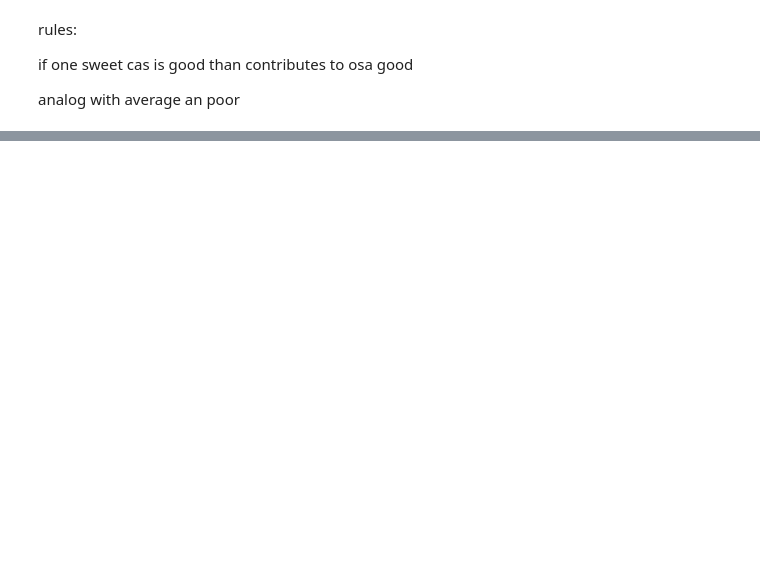
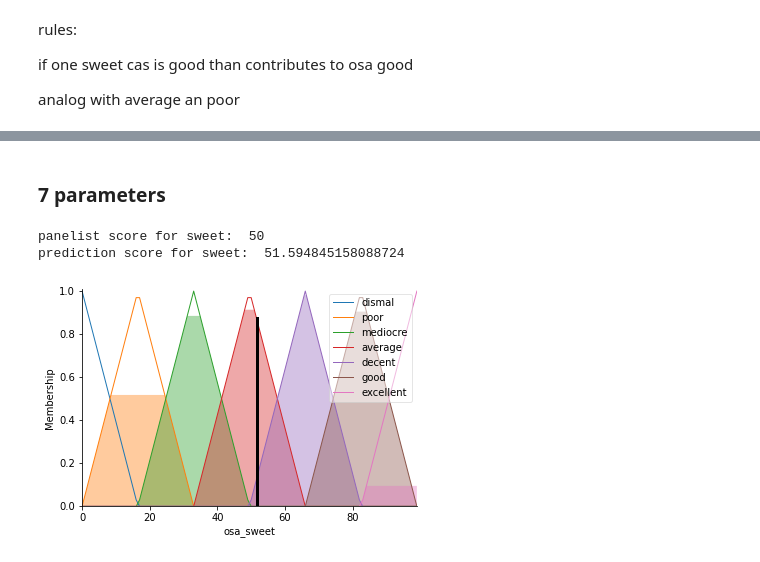
Before and after one commit to rengesf/flavorpred, a Jupyter notebook: FuzzySweet.ipynb, the cells around one changed output, grey strips where cells are left out. Drawn from its saved outputs; the diff is of its cells as text; code cells hidden in the pictures; blank space fills up the shorter version.

Commit message:
parameters tuned to 7

```diff
--- a/FuzzySweet.ipynb
+++ b/FuzzySweet.ipynb
@@ -214,0 +253,2 @@ osa_sweet.view(sim=tipping)
+# %%
+sweet_ms_df = stats.zscore(ms_data_comp[sweet_descriptors_CAS])
@@ -214,0 +311,28 @@ osa_sweet.view(sim=tipping)
+# %% [markdown]
+### 7 parameters
+# %%
+zscore_range=np.linspace(-3,3,61) # Since we only use zscored data, this range can be used everywhere
+
+cas_antecedents = [] # we can just use an array, since the names are saved in the antecedent objects
+# we only use the sweet descriptors
+for cas in sweet_descriptors_CAS:
+    cas_name = str(cas)
+    cas_antecedent = ctrl.Antecedent(zscore_range, cas_name)
+    cas_antecedent.automf(7)
+
+    cas_antecedents.append( cas_antecedent)
+
+#osa_sweet = ctrl.Consequent(zscore_range, 'osa_sweet')
+osa_sweet = ctrl.Consequent(np.arange(0, 100, 1), 'osa_sweet')
+
+osa_sweet.automf(7)
+# %%
+rule_list = []
+def rule_maker(cas_sweet):
+    rule_list.append(ctrl.Rule(cas_sweet['good'], osa_sweet['good']))
+    rule_list.append(ctrl.Rule(cas_sweet['excellent'], osa_sweet['excellent']))
+    rule_list.append(ctrl.Rule(cas_sweet['decent'], osa_sweet['decent']))
+    rule_list.append(ctrl.Rule(cas_sweet['mediocre'], osa_sweet['mediocre']))
+    rule_list.append(ctrl.Rule(cas_sweet['average'], osa_sweet['average']))
+    rule_list.append(ctrl.Rule(cas_sweet['poor'], osa_sweet['poor']))
+    rule_list.append(ctrl.Rule(cas_sweet['dismal'], osa_sweet['dismal']))
@@ -214,0 +342,20 @@ osa_sweet.view(sim=tipping)
+# %%
+fuzzy_ctrl = ctrl.ControlSystem(rule_list)
+fuzzy = ctrl.ControlSystemSimulation(fuzzy_ctrl)
+# %%
+for index, intensitiy in sweet_ms_df.loc['000839'].items():
+    fuzzy.input[index] = intensitiy
+
+fuzzy.compute()
+
+prediction = fuzzy.output['osa_sweet']
+references = (panelist_data_comp).loc['000839']['Sweet']
+
+print("panelist score for sweet: " , references)
+print("prediction score for sweet: ", prediction)
+
+osa_sweet.view(sim=fuzzy)
+# %% [output]
+panelist score for sweet:  50
+prediction score for sweet:  51.594845158088724
+[figure, added]
```
Also changed, not shown: parts of 37 cells of this notebook.
